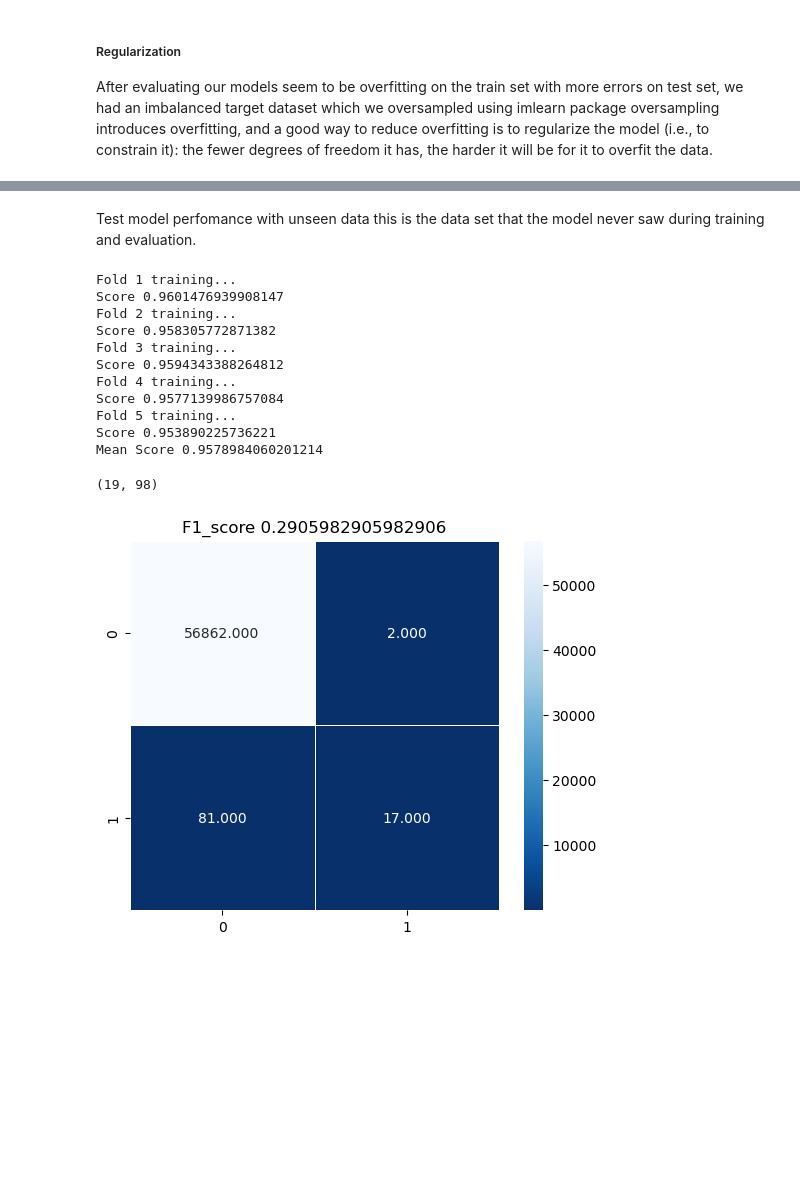
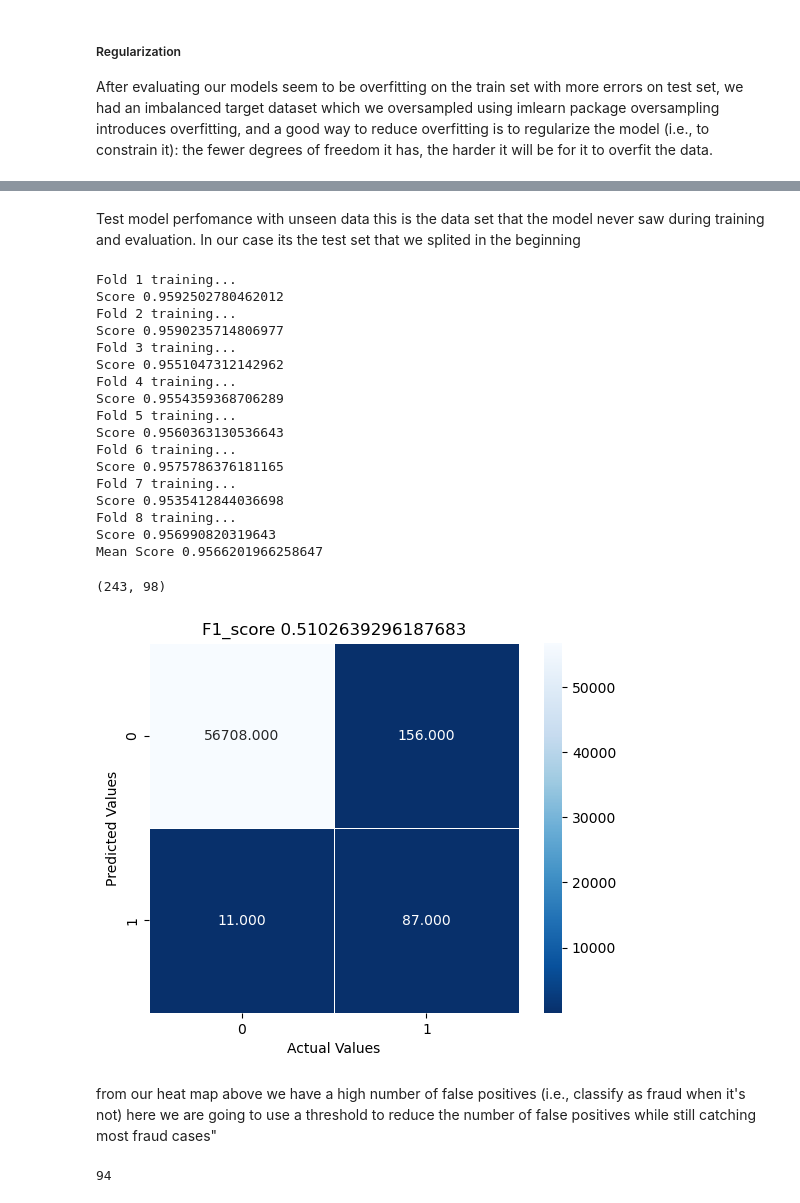
Before and after one commit to MuokaPWambua/CredictCardFraudDetectionModel, a Jupyter notebook: fdm.ipynb, the cells around one changed output, grey strips where cells are left out. Drawn from its saved outputs; the diff is of its cells as text; code cells hidden in the pictures; blank space fills up the shorter version.

```diff
--- a/fdm.ipynb
+++ b/fdm.ipynb
@@ -89,7 +89,9 @@ sn.countplot(x=y, palette=['blue', 'red'])
 [figure]
 # %%
 scaler = StandardScaler()
-X = scaler.fit_transform(X)
+scaler.fit(X)
+X = scaler.transform(X)
+X_test = scaler.transform(X_test)
 # %% [markdown]
 ### Model Evaluation | Selection
 # %%
@@ -99,13 +101,17 @@ from sklearn.model_selection import RandomizedSearchCV, StratifiedKFold, cross_v
 from sklearn.ensemble import HistGradientBoostingClassifier, RandomForestClassifier
 from sklearn.metrics import f1_score, confusion_matrix, make_scorer, mean_squared_error
 # %%
-skfold = StratifiedKFold(n_splits=5, shuffle=True, random_state=20)
+skfold = StratifiedKFold(n_splits=8, shuffle=True, random_state=42)
 
 def heatmap(y_test, preds):
     cm = confusion_matrix(y_test, preds)
     sn.heatmap(cm, annot=True, linewidths=.5, cmap='Blues_r', square=True, fmt='.3f')
     plt.title(f'F1_score {f1_score(y_test, preds)}')
+    plt.ylabel('Predicted Values')
+    plt.xlabel('Actual Values')
 
+def threshold():
+    pass
 
 def train_model(model, X, y):
     model = clone(model)
@@ -153,6 +159,8 @@ def train_evaluate(model, X, y):
     plt.title('Learning Curve')
     plt.ylabel('Mean Squared Error')
     plt.xlabel('Training Fold | Size')
+    plt.legend()
+    plt.show()
 # %% [markdown]
 ##### HistGradientBoostingClasifier Algorithim
 # %%
@@ -247,22 +263,34 @@ F1_score Test 0.9537700072180658 MSE Test 0.044350406682787426
 # %% [markdown]
-Test model perfomance with unseen data this is the data set that the model never saw during training and evaluation.
+Test model perfomance with unseen data this is the data set that the model never saw during training and evaluation. In our case its the test set that we splited in the beginning
 # %%
 model = train_model(rfc, X, y)
-X_test = scaler.transform(X_test)
 prediction = model.predict(X_test)
 heatmap(y_test, prediction)
-prediction.sum(), y_test.sum()
 # %% [output]
 Fold 1 training...
-Score 0.9601476939908147
+Score 0.9592502780462012
 Fold 2 training...
-Score 0.958305772871382
+Score 0.9590235714806977
 Fold 3 training...
-Score 0.9594343388264812
+Score 0.9551047312142962
 Fold 4 training...
-Score 0.9577139986757084
+Score 0.9554359368706289
 Fold 5 training...
-Score 0.953890225736221
-Mean Score 0.9578984060201214
+Score 0.9560363130536643
+Fold 6 training...
+Score 0.9575786376181165
+Fold 7 training...
+Score 0.9535412844036698
+Fold 8 training...
+Score 0.956990820319643
+Mean Score 0.9566201966258647
-(19, 98)
+(243, 98)
-[figure, old version]
+[figure, new version]
+# %% [markdown]
+from our heat map above we have a high number of false positives (i.e., classify as fraud when it's not) here we are going to use a threshold to reduce the number of false positives while still catching most fraud cases"
+# %%
+pred_prob = model.predict_proba(X_test)[:, 1]
+y_pred_threshold = np.where(pred_prob > 0.8, 1, 0)
+y_pred_threshold.sum()
+# %% [output]
+94
```
Also changed, not shown: parts of 5 cells of this notebook.
